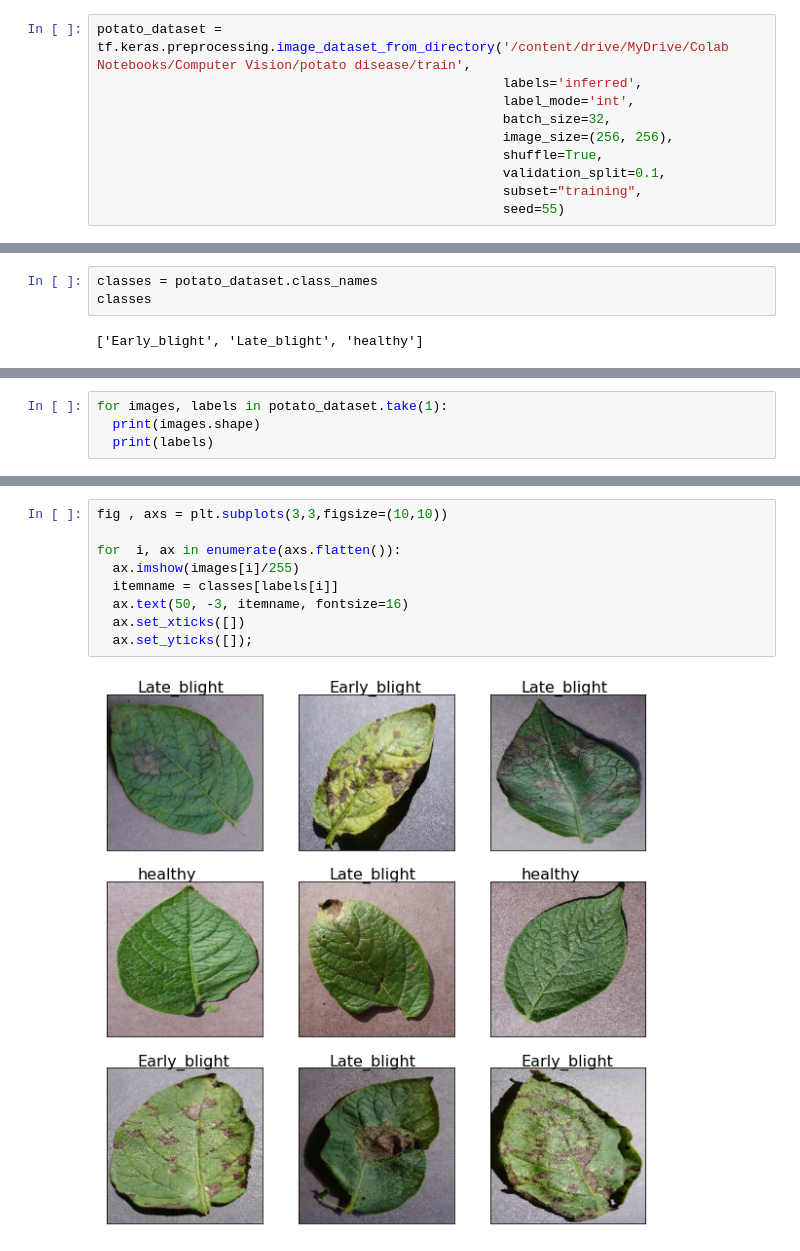
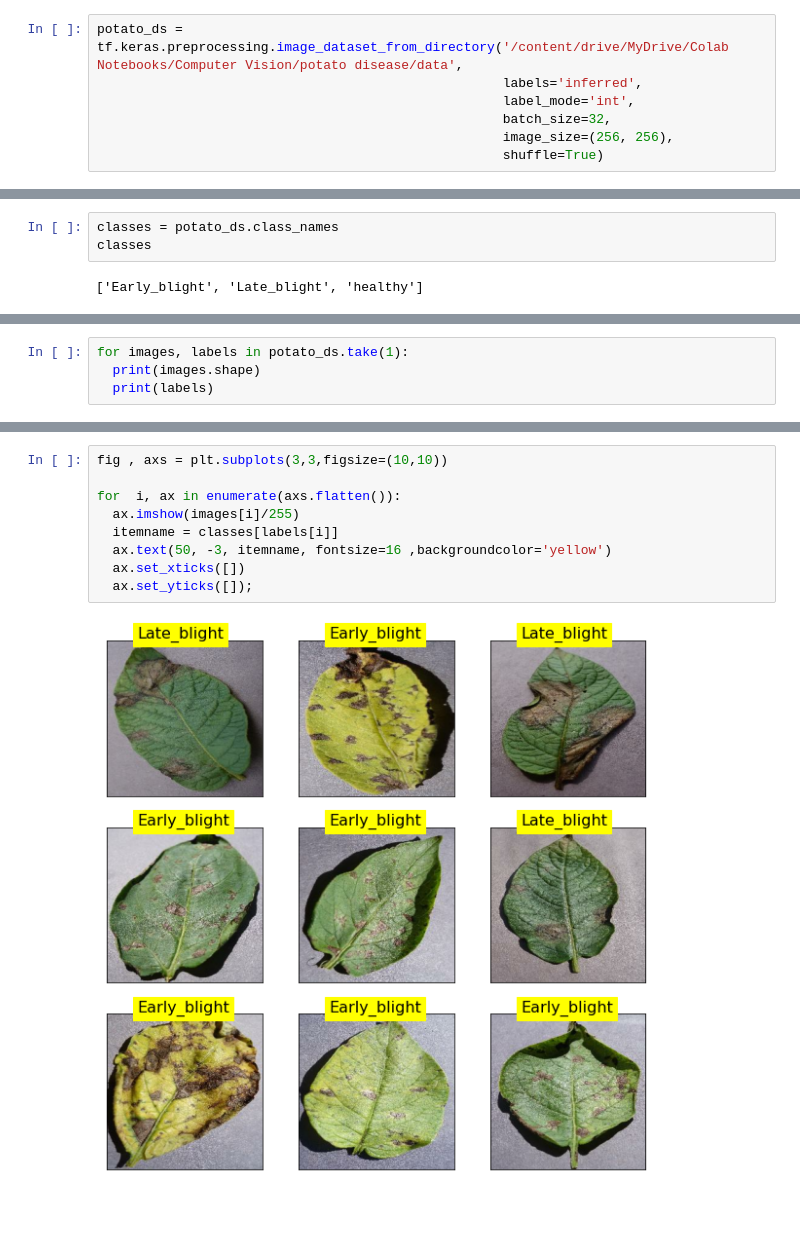
Before and after one commit to hamednasr/1.Breast-Cancer-Wisconsin, a Jupyter notebook: potato_disease_classification.ipynb, the cells around one changed output, grey strips where cells are left out. Cells and saved outputs as stored; diff of their text form; blank space fills up the shorter version.

```diff
--- a/potato_disease_classification.ipynb
+++ b/potato_disease_classification.ipynb
@@ -17,12 +30,9 @@ Mounted at /content/drive
 # %%
-potato_dataset = tf.keras.preprocessing.image_dataset_from_directory('/content/drive/MyDrive/Colab Notebooks/Computer Vision/potato disease/train',
+potato_ds = tf.keras.preprocessing.image_dataset_from_directory('/content/drive/MyDrive/Colab Notebooks/Computer Vision/potato disease/data',
                                                     labels='inferred',
                                                     label_mode='int',
                                                     batch_size=32,
                                                     image_size=(256, 256),
-                                                    shuffle=True,
-                                                    validation_split=0.1,
-                                                    subset="training",
-                                                    seed=55)
+                                                    shuffle=True)
 # %% [output]
 Found 2152 files belonging to 3 classes.
@@ -34,5 +39,5 @@ potato_dataset
 # %%
-classes = potato_dataset.class_names
+classes = potato_ds.class_names
 classes
 # %% [output]
 ['Early_blight', 'Late_blight', 'healthy']
@@ -39,5 +48,5 @@ classes
 # %%
-for images, labels in potato_dataset.take(1):
+for images, labels in potato_ds.take(1):
   print(images.shape)
   print(labels)
 # %% [output]
@@ -48,11 +57,11 @@ tf.Tensor([1 0 1 2 1 2 0 1 0 1 1 0 0 1 0 1 1 0 0 1 0 1 1 0 1 0 1 0 0 0 0 0], sha
 # %%
 fig , axs = plt.subplots(3,3,figsize=(10,10))
 
 for  i, ax in enumerate(axs.flatten()):
   ax.imshow(images[i]/255)
   itemname = classes[labels[i]]
-  ax.text(50, -3, itemname, fontsize=16)
+  ax.text(50, -3, itemname, fontsize=16 ,backgroundcolor='yellow')
   ax.set_xticks([])
   ax.set_yticks([]);
 # %% [output]
-[figure, old version]
+[figure, new version]
```
Also changed, not shown: parts of 22 cells of this notebook.
